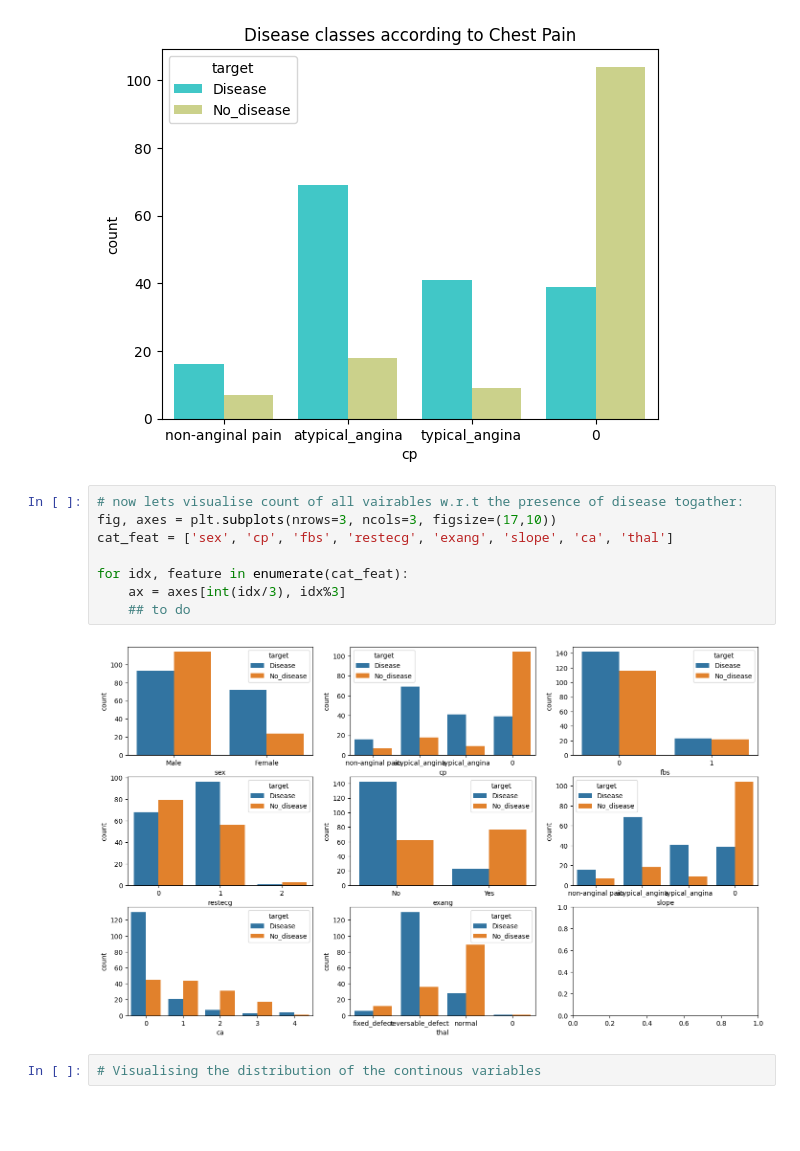
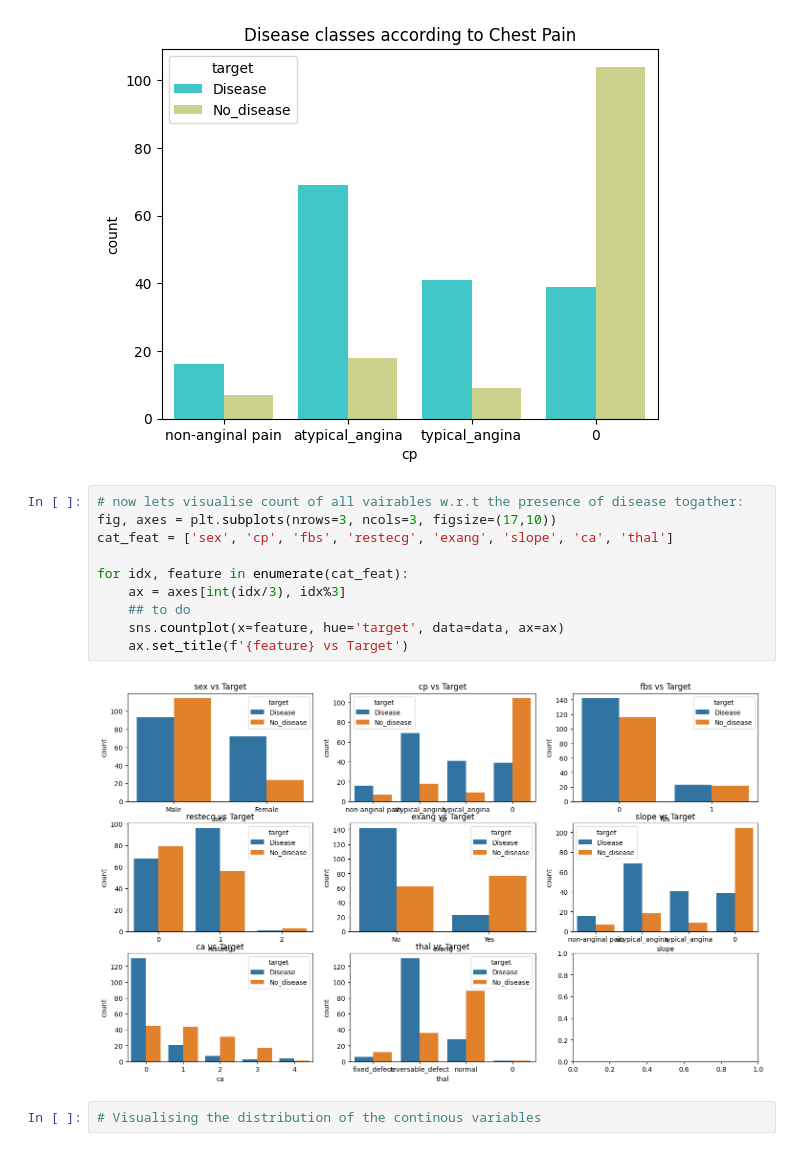
Before and after one commit to arushimathur2604/FMML-Project1, a Jupyter notebook: FMML_Module_2_project_2024.ipynb, the cells around one changed output. Drawn from its saved outputs; the diff is of its cells as text; blank space fills up the shorter version.

```diff
--- a/FMML_Module_2_project_2024.ipynb
+++ b/FMML_Module_2_project_2024.ipynb
@@ -128,13 +133,15 @@ Text(0.5, 1.0, 'Disease classes according to Chest Pain')
 # %%
 # now lets visualise count of all vairables w.r.t the presence of disease togather:
 fig, axes = plt.subplots(nrows=3, ncols=3, figsize=(17,10))
 cat_feat = ['sex', 'cp', 'fbs', 'restecg', 'exang', 'slope', 'ca', 'thal']
 
 for idx, feature in enumerate(cat_feat):
     ax = axes[int(idx/3), idx%3]
     ## to do
+    sns.countplot(x=feature, hue='target', data=data, ax=ax)
+    ax.set_title(f'{feature} vs Target')
 # %% [output]
-[figure, old version]
+[figure, new version]
 # %%
 # Visualising the distribution of the continous variables
 # %%
```
Also changed, not shown: parts of 17 cells of this notebook.
